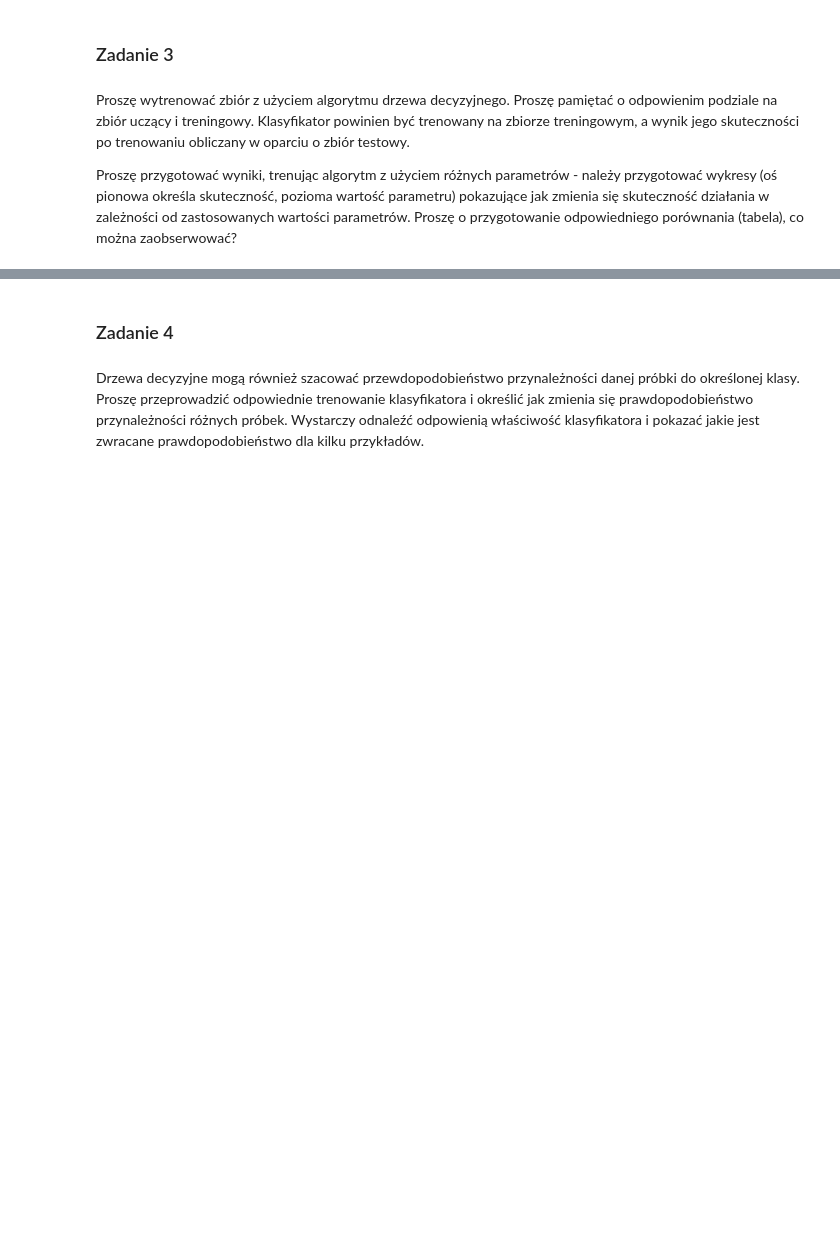
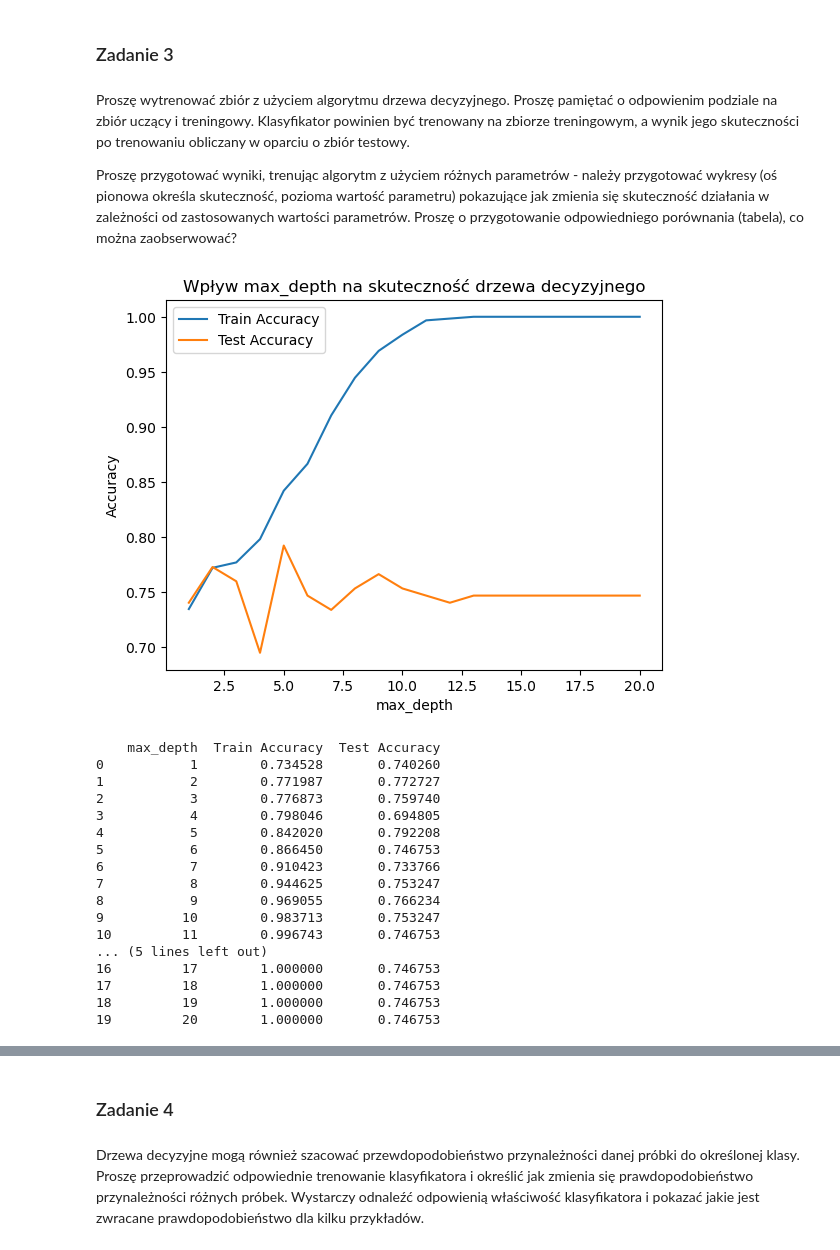
Before and after one commit to Buricz9/machine-learning-techniques, a Jupyter notebook: l4/144512_Jakub_Burek_Lab4.ipynb, the cells around one changed output, grey strips where cells are left out. Drawn from its saved outputs; the diff is of its cells as text; code cells hidden in the pictures; blank space fills up the shorter version.

```diff
--- a/l4/144512_Jakub_Burek_Lab4.ipynb
+++ b/l4/144512_Jakub_Burek_Lab4.ipynb
@@ -166,0 +172,69 @@ Proszę przygotować wyniki, trenując algorytm z użyciem różnych parametrów
+# %%
+import pandas as pd
+from sklearn.model_selection import train_test_split
+
+
+X = df.drop(columns=['Outcome'])  # cechy (features)
+y = df['Outcome']                 # etykieta (target)
+
+# Podział na zbiór treningowy i testowy
+X_train, X_test, y_train, y_test = train_test_split(
+    X, y, test_size=0.2, random_state=42
+)
+# %%
+import matplotlib.pyplot as plt
+from sklearn.tree import DecisionTreeClassifier
+
+# Zakres testowanych wartości max_depth
+depths = range(1, 21)
+
+train_accuracies = []
+test_accuracies = []
+
+for d in depths:
+    clf = DecisionTreeClassifier(max_depth=d, random_state=42)
+    clf.fit(X_train, y_train)
+
+    # Skuteczność na zbiorze treningowym
+    acc_train = clf.score(X_train, y_train)
+    # Skuteczność na zbiorze testowym
+    acc_test = clf.score(X_test, y_test)
+
+    train_accuracies.append(acc_train)
+    test_accuracies.append(acc_test)
+
+# Wykres zależności skuteczności od max_depth
+plt.plot(depths, train_accuracies, label="Train Accuracy")
+plt.plot(depths, test_accuracies, label="Test Accuracy")
+plt.xlabel("max_depth")
+plt.ylabel("Accuracy")
+plt.title("Wpływ max_depth na skuteczność drzewa decyzyjnego")
+plt.legend()
+plt.show()
+
+# Tabela z wynikami – porównanie accuracy dla kolejnych głębokości
+results_depth = pd.DataFrame({
+    'max_depth': depths,
+    'Train Accuracy': train_accuracies,
+    'Test Accuracy': test_accuracies
+})
+print(results_depth)
+# %% [output]
+[figure, added]
+    max_depth  Train Accuracy  Test Accuracy
+0           1        0.734528       0.740260
+1           2        0.771987       0.772727
+2           3        0.776873       0.759740
+3           4        0.798046       0.694805
+4           5        0.842020       0.792208
+5           6        0.866450       0.746753
+6           7        0.910423       0.733766
+7           8        0.944625       0.753247
+8           9        0.969055       0.766234
+9          10        0.983713       0.753247
+10         11        0.996743       0.746753
+... (5 lines left out)
+16         17        1.000000       0.746753
+17         18        1.000000       0.746753
+18         19        1.000000       0.746753
+19         20        1.000000       0.746753
```
Also changed, not shown: parts of 16 cells of this notebook.
